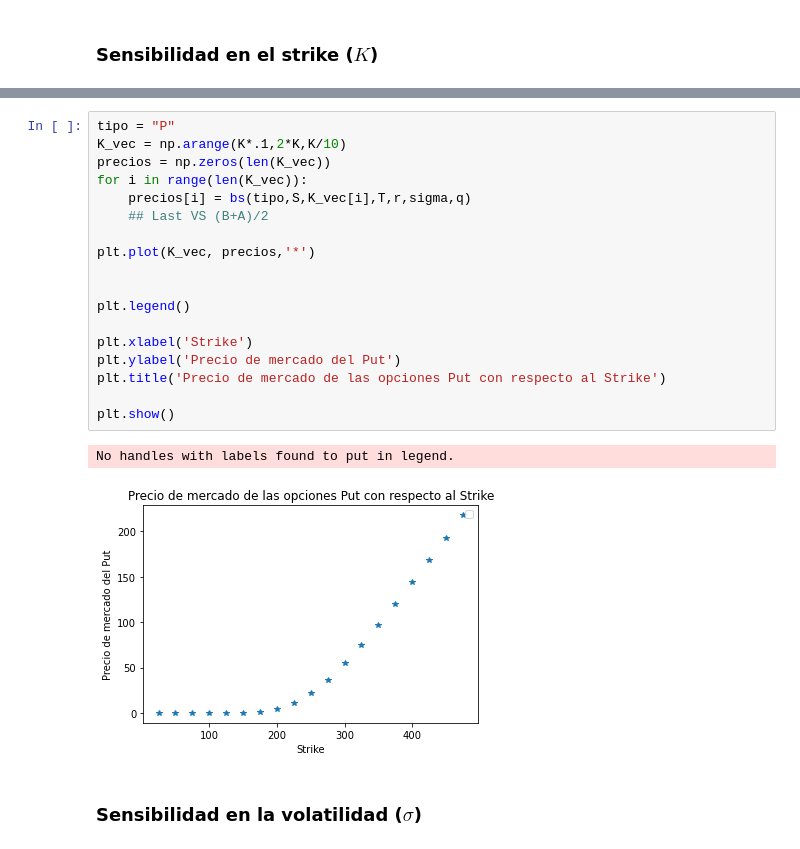
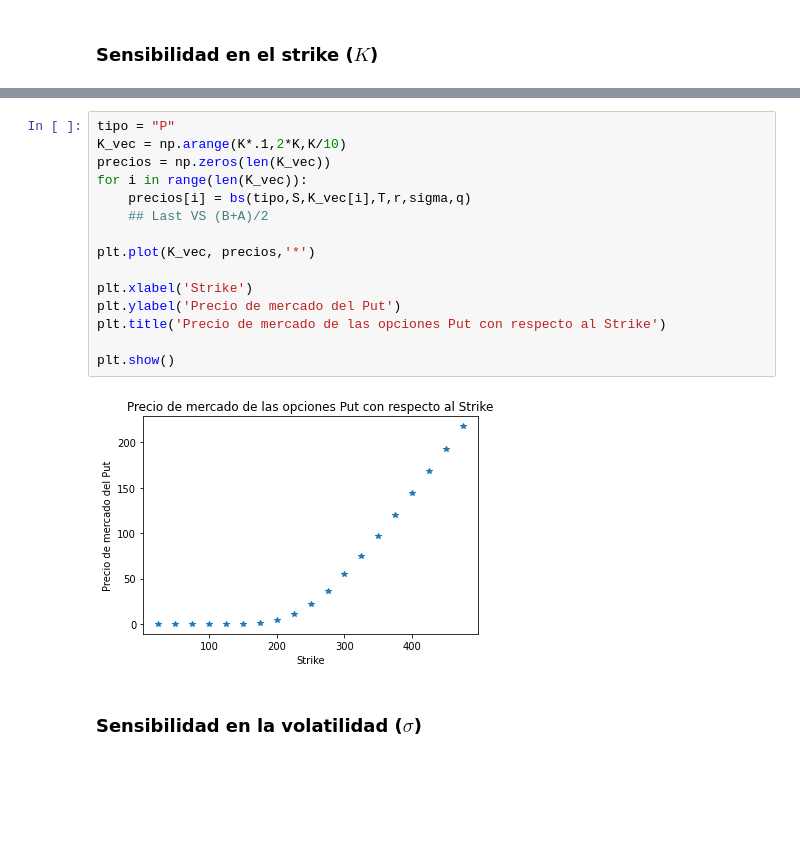
Before and after one commit to manumau-hub/finanzasCuantitativas, a Jupyter notebook: Codigo/Sensibilidades.ipynb, the cells around one changed output, grey strips where cells are left out. Cells and saved outputs as stored; diff of their text form; blank space fills up the shorter version.

```diff
--- a/Codigo/Sensibilidades.ipynb
+++ b/Codigo/Sensibilidades.ipynb
@@ -105,24 +93,20 @@ No handles with labels found to put in legend.
 # %%
 tipo = "P"
 K_vec = np.arange(K*.1,2*K,K/10)
 precios = np.zeros(len(K_vec))
 for i in range(len(K_vec)):
     precios[i] = bs(tipo,S,K_vec[i],T,r,sigma,q)
     ## Last VS (B+A)/2
 
 plt.plot(K_vec, precios,'*')
 
-
-plt.legend()
-
 plt.xlabel('Strike')
 plt.ylabel('Precio de mercado del Put')
 plt.title('Precio de mercado de las opciones Put con respecto al Strike')
 
 plt.show()
 # %% [output]
-No handles with labels found to put in legend.
-[figure, old version]
+[figure, new version]
 # %% [markdown]
 ### Sensibilidad en la volatilidad ($\sigma$)
 # %%
```
Also changed, not shown: parts of 15 cells of this notebook, 1 other file.
